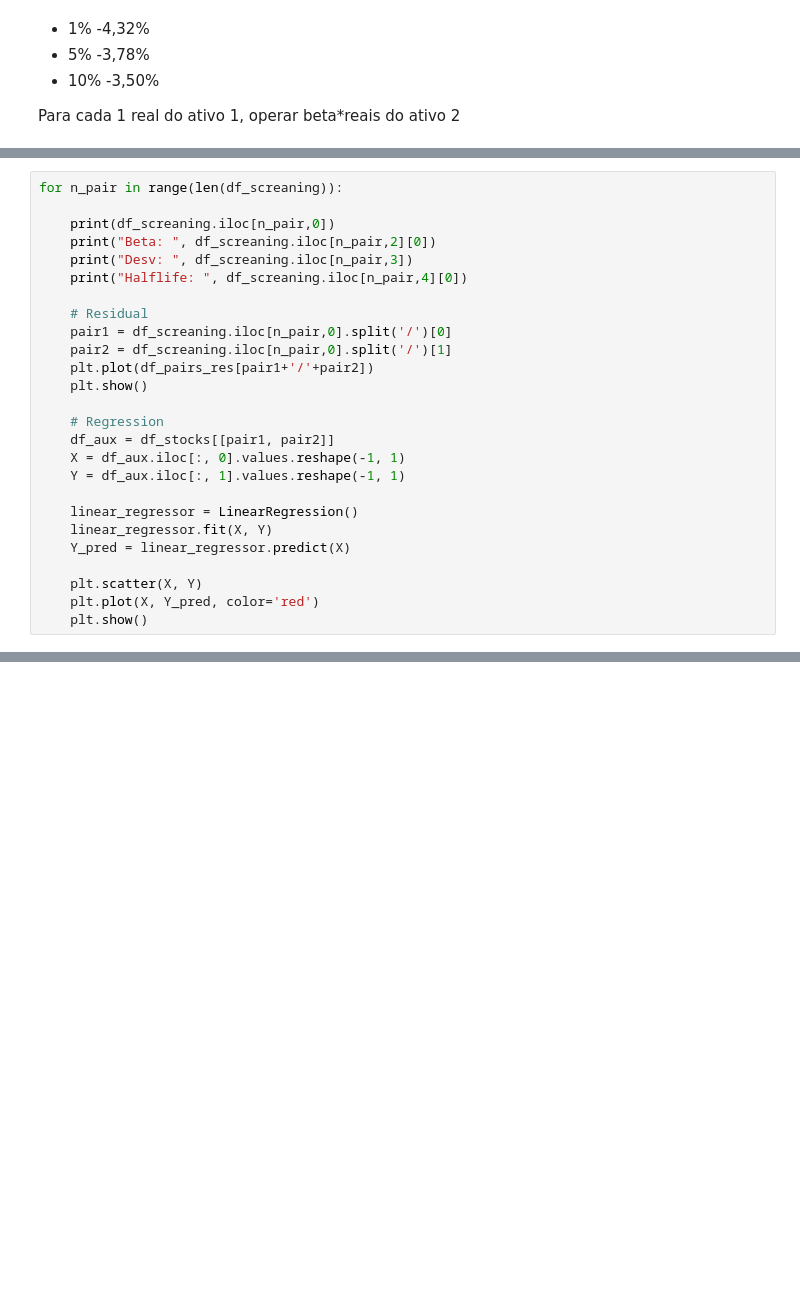
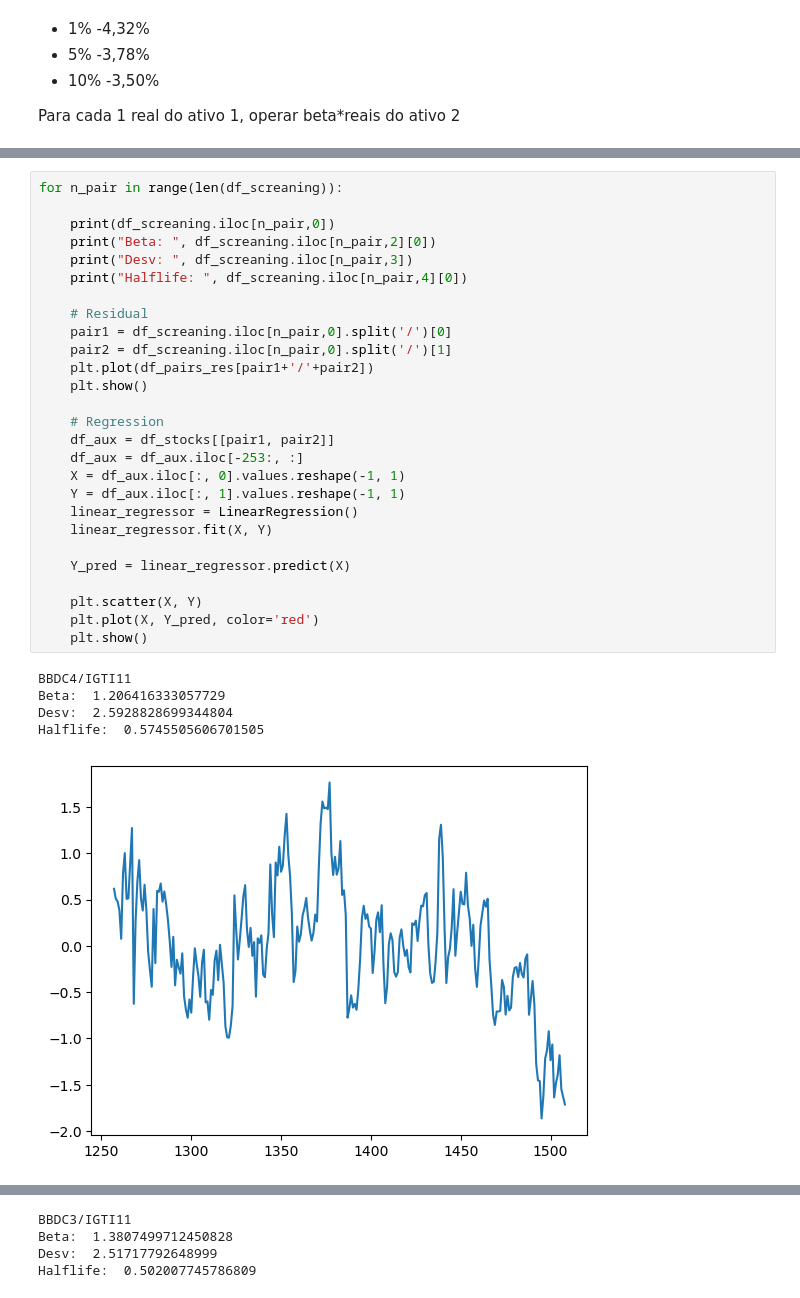
Before and after one commit to caiokinupp/py_lsbr, a Jupyter notebook: Screaming L&S.ipynb, the cells around one changed output, grey strips where cells are left out. Drawn from its saved outputs; the diff is of its cells as text; blank space fills up the shorter version.

```diff
--- a/Screaming L&S.ipynb
+++ b/Screaming L&S.ipynb
@@ -207,26 +207,33 @@ df_screaning.reset_index(drop=True)
 # %%
 for n_pair in range(len(df_screaning)):
 
     print(df_screaning.iloc[n_pair,0])
     print("Beta: ", df_screaning.iloc[n_pair,2][0])
     print("Desv: ", df_screaning.iloc[n_pair,3])
     print("Halflife: ", df_screaning.iloc[n_pair,4][0])
 
     # Residual
     pair1 = df_screaning.iloc[n_pair,0].split('/')[0]
     pair2 = df_screaning.iloc[n_pair,0].split('/')[1]
     plt.plot(df_pairs_res[pair1+'/'+pair2])
     plt.show()
 
     # Regression
     df_aux = df_stocks[[pair1, pair2]]
+    df_aux = df_aux.iloc[-253:, :]
     X = df_aux.iloc[:, 0].values.reshape(-1, 1)
     Y = df_aux.iloc[:, 1].values.reshape(-1, 1)
-
     linear_regressor = LinearRegression()
     linear_regressor.fit(X, Y)
+
     Y_pred = linear_regressor.predict(X)
 
     plt.scatter(X, Y)
     plt.plot(X, Y_pred, color='red')
     plt.show()
+# %% [output]
+BBDC4/IGTI11
+Beta:  1.206416333057729
+Desv:  2.5928828699344804
+Halflife:  0.5745505606701505
+[figure, added]
@@ -232,0 +241,4 @@ for n_pair in range(len(df_screaning)):
+BBDC3/IGTI11
+Beta:  1.3807499712450828
+Desv:  2.51717792648999
+Halflife:  0.502007745786809
```
Also changed, not shown: parts of 6 cells of this notebook.
